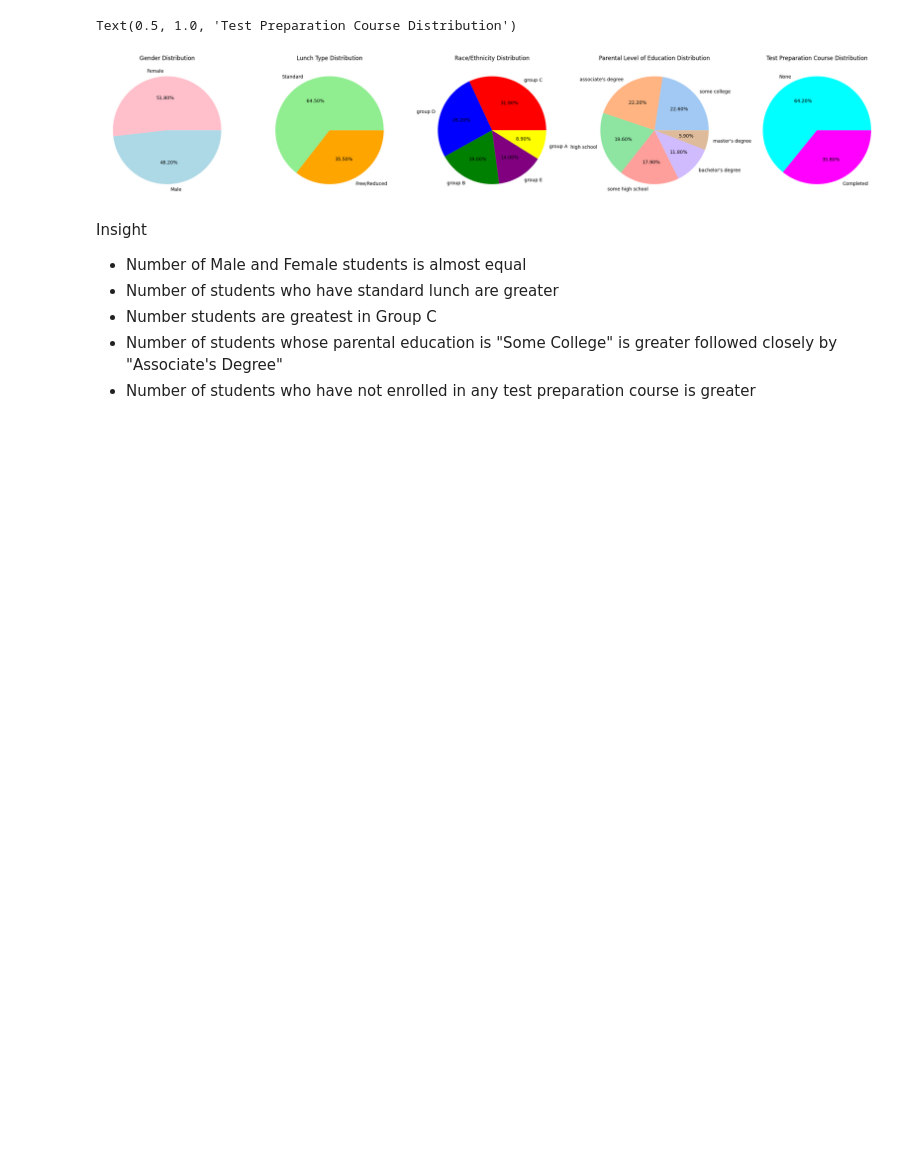
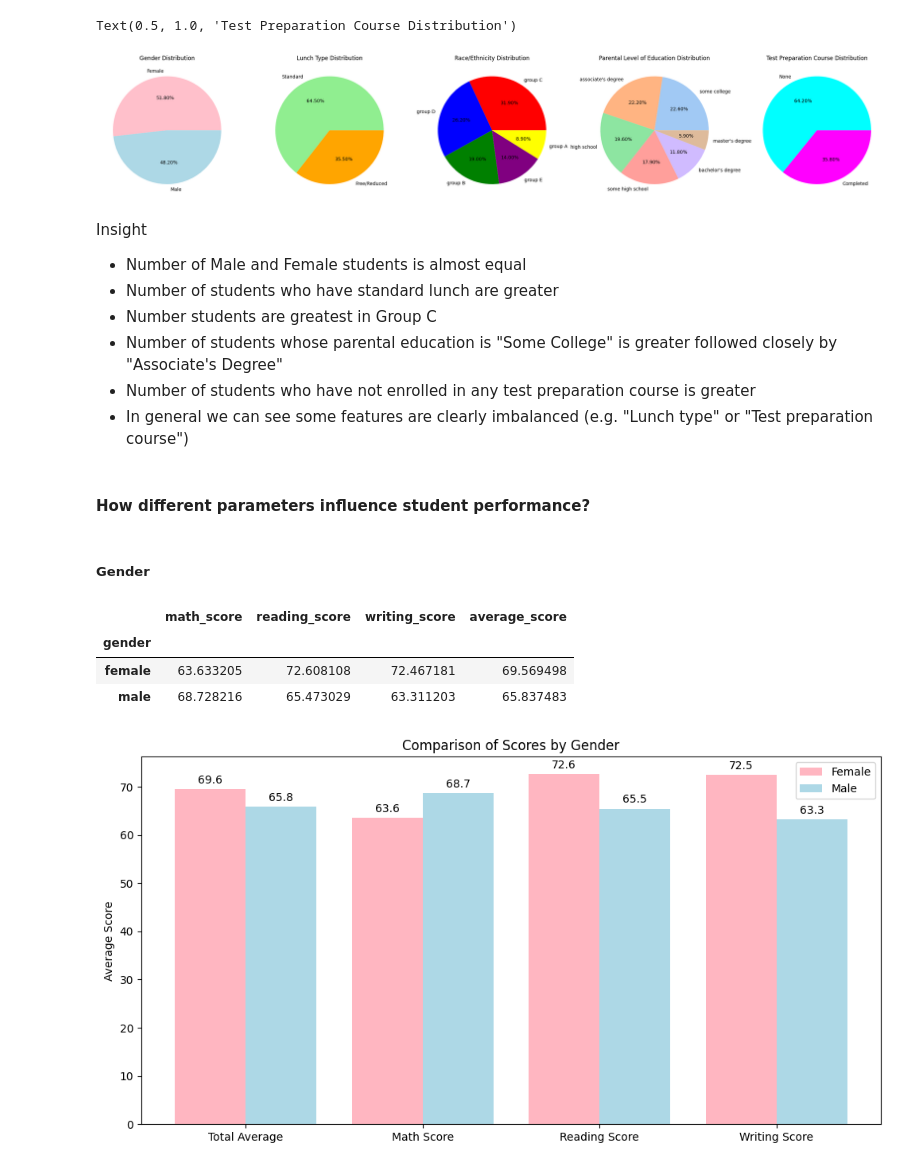
Before and after one commit to Sp0ozy/mlproject, a Jupyter notebook: notebook/EDA_student_performance.ipynb, the cells around one changed output. Drawn from its saved outputs; the diff is of its cells as text; code cells hidden in the pictures; blank space fills up the shorter version.

```diff
--- a/notebook/EDA_student_performance.ipynb
+++ b/notebook/EDA_student_performance.ipynb
@@ -335,3 +262,44 @@ Insight
 - Number students are greatest in Group C
 - Number of students whose parental education is "Some College" is greater followed closely by "Associate's Degree"
 - Number of students who have not enrolled in any test preparation course is greater
+- In general we can see some features are clearly imbalanced (e.g. "Lunch type" or "Test preparation course")
+# %% [markdown]
+#### How different parameters influence student performance?
+# %% [markdown]
+##### Gender
+# %%
+gender_group = df.groupby('gender')[['math_score', 'reading_score', 'writing_score', 'average_score']].mean()
+gender_group
+# %% [output]
+|  | math_score | reading_score | writing_score | average_score |
+| gender |  |  |  |  |
+| female | 63.633205 | 72.608108 | 72.467181 | 69.569498 |
+| male | 68.728216 | 65.473029 | 63.311203 | 65.837483 |
+# %%
+plt.figure(figsize=(12,6))
+
+X=['Total Average', 'Math Score', 'Reading Score', 'Writing Score']
+
+female_scores= [gender_group['average_score']['female'],
+                 gender_group['math_score']['female'],
+                 gender_group['reading_score']['female'],
+                 gender_group['writing_score']['female']]
+male_scores= [gender_group['average_score']['male'],
+                 gender_group['math_score']['male'],
+                 gender_group['reading_score']['male'],
+                 gender_group['writing_score']['male']]
+
+X_axis = np.arange(len(X))
+
+bars_female = plt.bar(X_axis - 0.2, female_scores, 0.4, label = 'Female', color='lightpink')
+bars_male = plt.bar(X_axis + 0.2, male_scores, 0.4, label = 'Male', color='lightblue')
+plt.bar_label(bars_female, fmt='%.1f', padding=3)
+plt.bar_label(bars_male, fmt='%.1f', padding=3)
+
+plt.xticks(X_axis, X)
+plt.ylabel("Average Score")
+plt.title("Comparison of Scores by Gender")
+plt.legend()
+plt.show()
+# %% [output]
+[figure, added]
```
Also changed, not shown: parts of 30 cells of this notebook.
